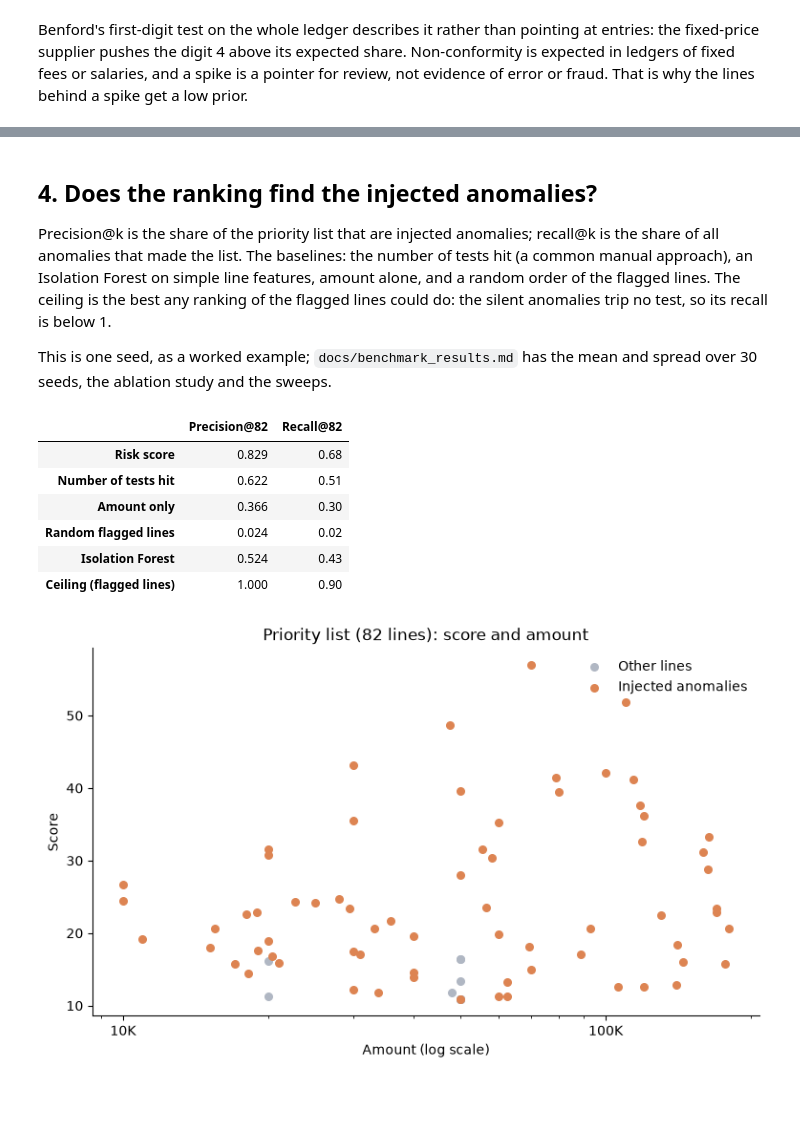
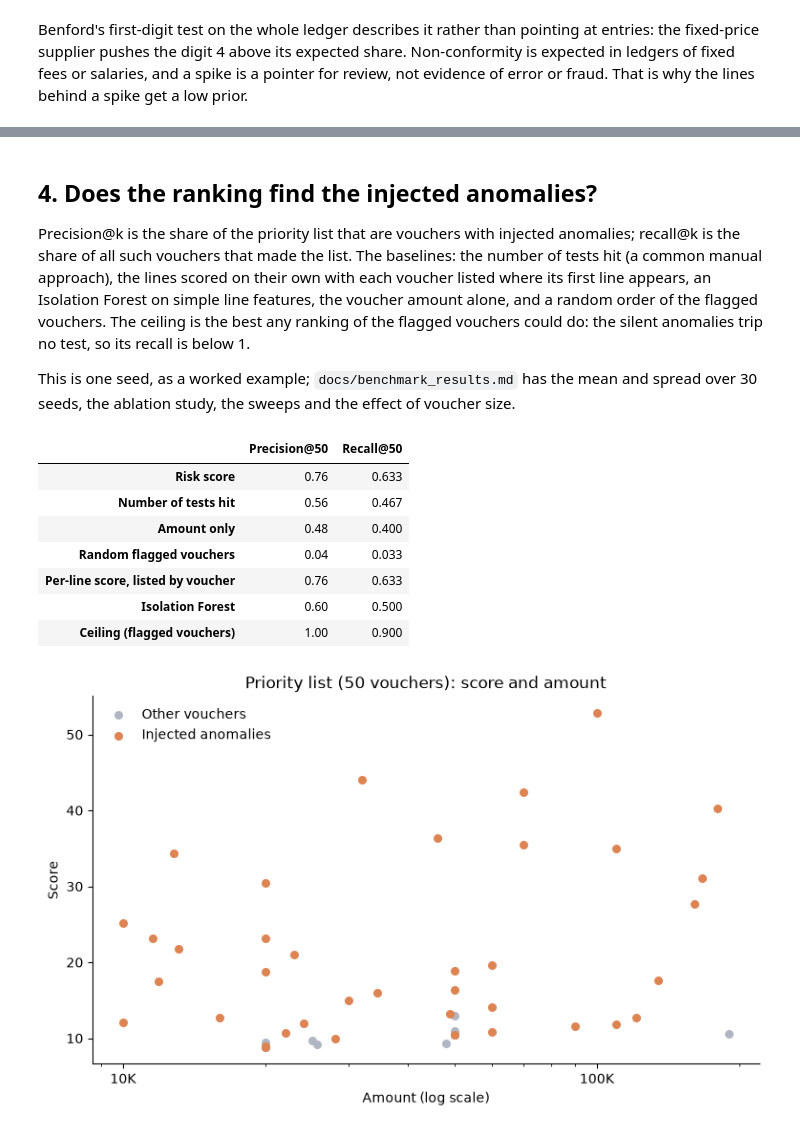
Before and after one commit to luke-menezes/gl-risk-scoring, a Jupyter notebook: notebooks/demo.ipynb, the cells around one changed output, grey strips where cells are left out. Saved outputs shown, nothing was run; the diff lists cells and outputs as text; code cells hidden in the pictures; blank space fills up the shorter version.

```diff
--- a/notebooks/demo.ipynb
+++ b/notebooks/demo.ipynb
@@ -120,7 +123,8 @@ holiday is one calendar signal, not two), scales Benford by amount diversity, an
 # %%
-flagged = flags.consolidate(ledger, python_flags, idea_flags)
-print(f"{len(flagged):,} lines flagged by at least one test "
-      f"({len(flagged) / len(ledger):.0%} of the ledger)")
-plots.flag_overlap(flagged)
+lines = flags.consolidate(ledger, python_flags, idea_flags, min_flags=0)   # every line: vouchers need them all
+vouchers = scoring.to_vouchers(lines, amount_cols)
+print(f"{(lines['N Flags'] > 0).sum():,} lines flagged by at least one test, in {len(vouchers):,} vouchers "
+      f"({len(vouchers) / vouchers.attrs['n_rows']:.0%} of the vouchers)")
+plots.flag_overlap(vouchers)
 plt.show()
 # %% [output]
@@ -129,5 +133,5 @@ plt.show()
 # %%
-scored = scoring.score_flags(flagged, amount_cols, top_n=None)
+scored = scoring.score_flags(vouchers, ["Voucher Amount"], top_n=None)
 pd.Series(scored.attrs["weights"], name="Weight").sort_values(ascending=False).to_frame()
 # %% [output]
 |  | Weight |
@@ -147,6 +151,6 @@ pd.Series(scored.attrs["weights"], name="Weight").sort_values(ascending=False).t
 # %%
-k = scoring.priority_list_size(len(ledger))
+k = scoring.priority_list_size(vouchers.attrs["n_rows"])
 priority = scored.head(k)
-print(f"Priority list: {k} lines (0.577 x sqrt({len(ledger):,}), within 20-150)")
-priority[["Sr No", "Date", "Account", "Description", *amount_cols, "Score"]].head(10)
+print(f"Priority list: {k} vouchers (0.577 x sqrt({vouchers.attrs['n_rows']:,}), within 20-150)")
+priority[["Voucher No", "Date", "Description", "Lines", "Flagged Lines", "Voucher Amount", "Score"]].head(10)
 # %% [output]
@@ -196,29 +207,31 @@ plt.show()
 # %% [markdown]
 ## 4. Does the ranking find the injected anomalies?
 
-Precision@k is the share of the priority list that are injected anomalies; recall@k is the share
-of all anomalies that made the list. The baselines: the number of tests hit (a common manual
-approach), an Isolation Forest on simple line features, amount alone, and a random order of the
-flagged lines. The ceiling is the best any ranking of the flagged lines could do: the silent
-anomalies trip no test, so its recall is below 1.
+Precision@k is the share of the priority list that are vouchers with injected anomalies; recall@k is
+the share of all such vouchers that made the list. The baselines: the number of tests hit (a common
+manual approach), the lines scored on their own with each voucher listed where its first line appears,
+an Isolation Forest on simple line features, the voucher amount alone, and a random order of the flagged
+vouchers. The ceiling is the best any ranking of the flagged vouchers could do: the silent anomalies
+trip no test, so its recall is below 1.
 
 This is one seed, as a worked example; `docs/benchmark_results.md` has the mean and spread over 30
-seeds, the ablation study and the sweeps.
+seeds, the ablation study, the sweeps and the effect of voucher size.
 # %%
-results = evaluate.compare_rankings(scored, ledger, amount_cols, k, ml=True)
+results = evaluate.compare_rankings(scored, lines, ledger, amount_cols, k, ml=True)
 results
 # %% [output]
-|  | Precision@82 | Recall@82 |
-| Risk score | 0.829 | 0.68 |
-| Number of tests hit | 0.622 | 0.51 |
-| Amount only | 0.366 | 0.30 |
-| Random flagged lines | 0.024 | 0.02 |
-| Isolation Forest | 0.524 | 0.43 |
-| Ceiling (flagged lines) | 1.000 | 0.90 |
+|  | Precision@50 | Recall@50 |
+| Risk score | 0.76 | 0.633 |
+| Number of tests hit | 0.56 | 0.467 |
+| Amount only | 0.48 | 0.400 |
+| Random flagged vouchers | 0.04 | 0.033 |
+| Per-line score, listed by voucher | 0.76 | 0.633 |
+| Isolation Forest | 0.60 | 0.500 |
+| Ceiling (flagged vouchers) | 1.00 | 0.900 |
 # %%
-plots.priority_amounts(priority, amount_cols)
+plots.priority_amounts(priority, ["Voucher Amount"])
 plt.show()
 # %% [output]
-[figure, old version]
+[figure, new version]
 # %% [markdown]
 Counting tests treats a weekend posting the same as a posting to an account used twice a year.
```
Also changed, not shown: parts of 15 cells of this notebook, 24 other files.
